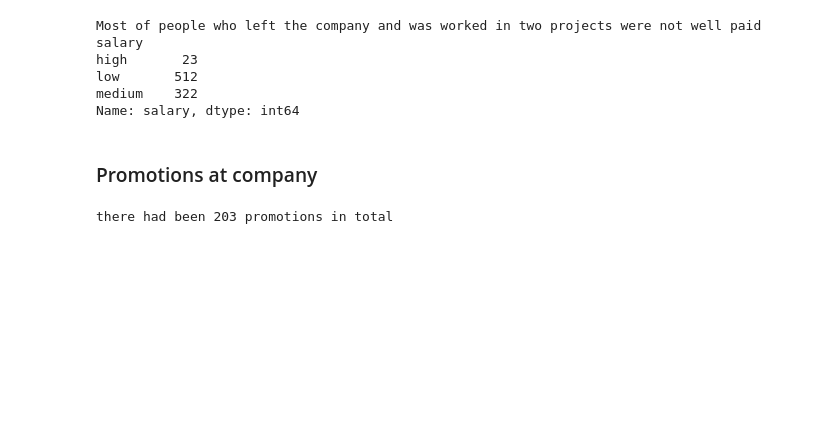
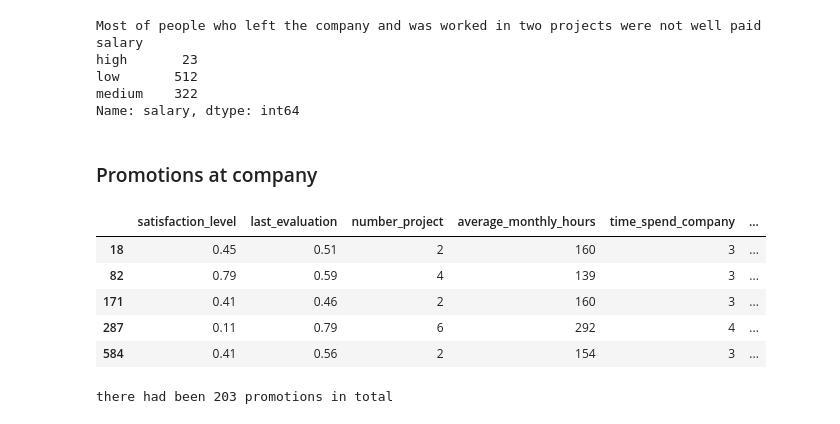
Before and after one commit to MariaGamero/TFM-ReasonsforEmployeeTurnover, a Jupyter notebook: 0.DataScrubbing.ipynb, the cells around one changed output. Saved outputs shown, nothing was run; the diff lists cells and outputs as text; code cells hidden in the pictures; blank space fills up the shorter version.

```diff
--- a/0.DataScrubbing.ipynb
+++ b/0.DataScrubbing.ipynb
@@ -628,4 +628,14 @@ medium    322
 Name: salary, dtype: int64
 # %% [markdown]
 ### Promotions at company
+# %%
+promotions = hr_no_dupl[hr_no_dupl['promotion_last_5years']==1]
+promotions.head()
+# %% [output]
+|  | satisfaction_level | last_evaluation | number_project | average_monthly_hours | time_spend_company | ... |
+| 18 | 0.45 | 0.51 | 2 | 160 | 3 | ... |
+| 82 | 0.79 | 0.59 | 4 | 139 | 3 | ... |
+| 171 | 0.41 | 0.46 | 2 | 160 | 3 | ... |
+| 287 | 0.11 | 0.79 | 6 | 292 | 4 | ... |
+| 584 | 0.41 | 0.56 | 2 | 154 | 3 | ... |
 # %%
```
Also changed, not shown: parts of 27 cells of this notebook.
